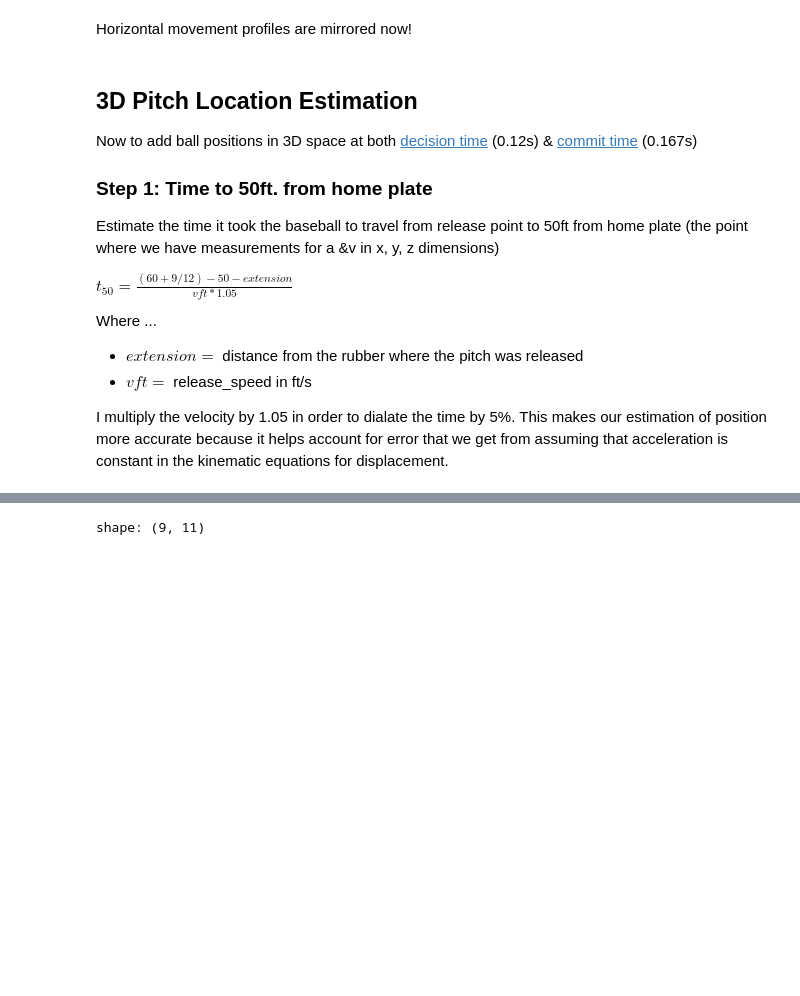
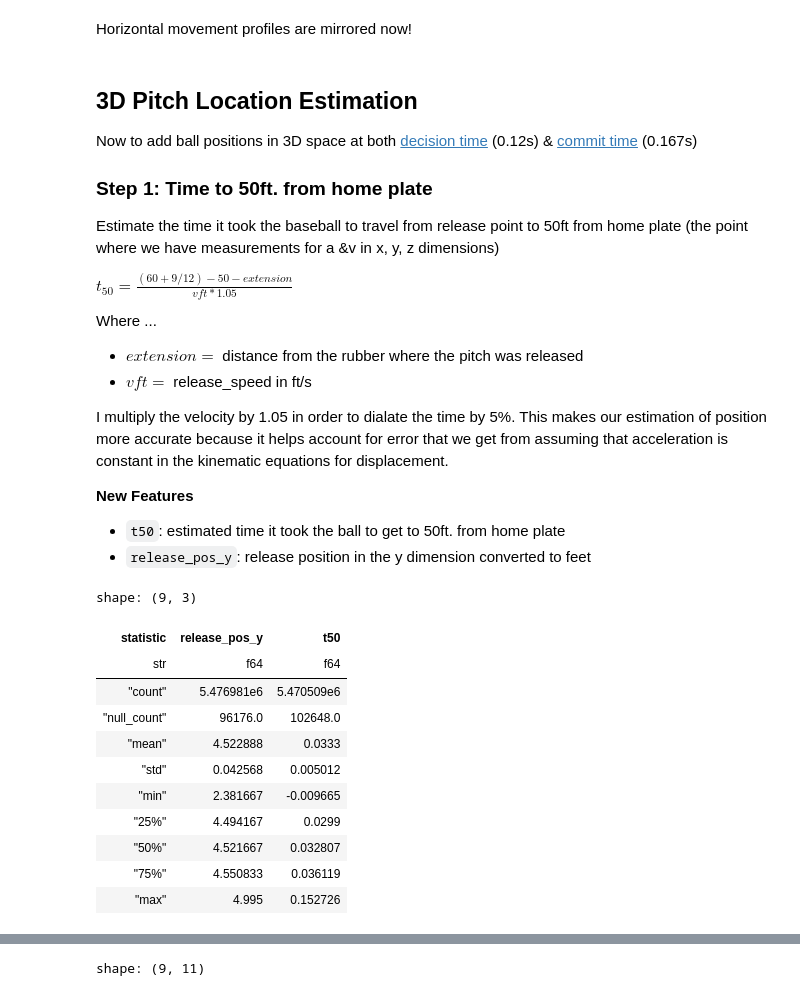
Before and after one commit to Jensen-holm/Sequence-Plus, a Jupyter notebook: notebooks/tunnel+.ipynb, the cells around one changed output, grey strips where cells are left out. Drawn from its saved outputs; the diff is of its cells as text; code cells hidden in the pictures; blank space fills up the shorter version.

```diff
--- a/notebooks/tunnel+.ipynb
+++ b/notebooks/tunnel+.ipynb
@@ -214,18 +218,43 @@ Where ...
 - $vft = $ release_speed in ft/s
 
 I multiply the velocity by 1.05 in order to dialate the time by 5%. This makes our estimation of position more accurate because it helps account for error that we get from assuming that acceleration is constant in the kinematic equations for displacement.
+
+**New Features**
+- `t50`: estimated time it took the ball to get to 50ft. from home plate
+- `release_pos_y`: release position in the y dimension converted to feet
 # %%
 def displacement(p0, v0, t, a):
     return p0 + v0 * t + 0.5 * a * t**2
 
 def convert_release_y_to_ft(lf: pl.LazyFrame) -> pl.LazyFrame:
     return lf.with_columns(pl.col("release_pos_y") / 12)
 
 def estimate_time_to_50ft(lf: pl.LazyFrame) -> pl.LazyFrame:
     return lf.with_columns(
         ((((60 + 9/12) - 50) - pl.col("release_extension"))
         / ((pl.col("release_speed") * (5280/3600) * 1.05))).alias("t50")
     )
+
+time_to_50ft_lf = (mirrored_pitches_lf
+                   .pipe(convert_release_y_to_ft)
+                   .pipe(estimate_time_to_50ft))
+
+(time_to_50ft_lf
+    .select("release_pos_y", "t50")
+    .describe())
+# %% [output]
+shape: (9, 3)
+| statistic | release_pos_y | t50 |
+| str | f64 | f64 |
+| "count" | 5.476981e6 | 5.470509e6 |
+| "null_count" | 96176.0 | 102648.0 |
+| "mean" | 4.522888 | 0.0333 |
+| "std" | 0.042568 | 0.005012 |
+| "min" | 2.381667 | -0.009665 |
+| "25%" | 4.494167 | 0.0299 |
+| "50%" | 4.521667 | 0.032807 |
+| "75%" | 4.550833 | 0.036119 |
+| "max" | 4.995 | 0.152726 |
 # %% [markdown]
 ### Step 2: x, y, & z positions at 50ft. from home plate
 
```
Also changed, not shown: parts of 18 cells of this notebook.
